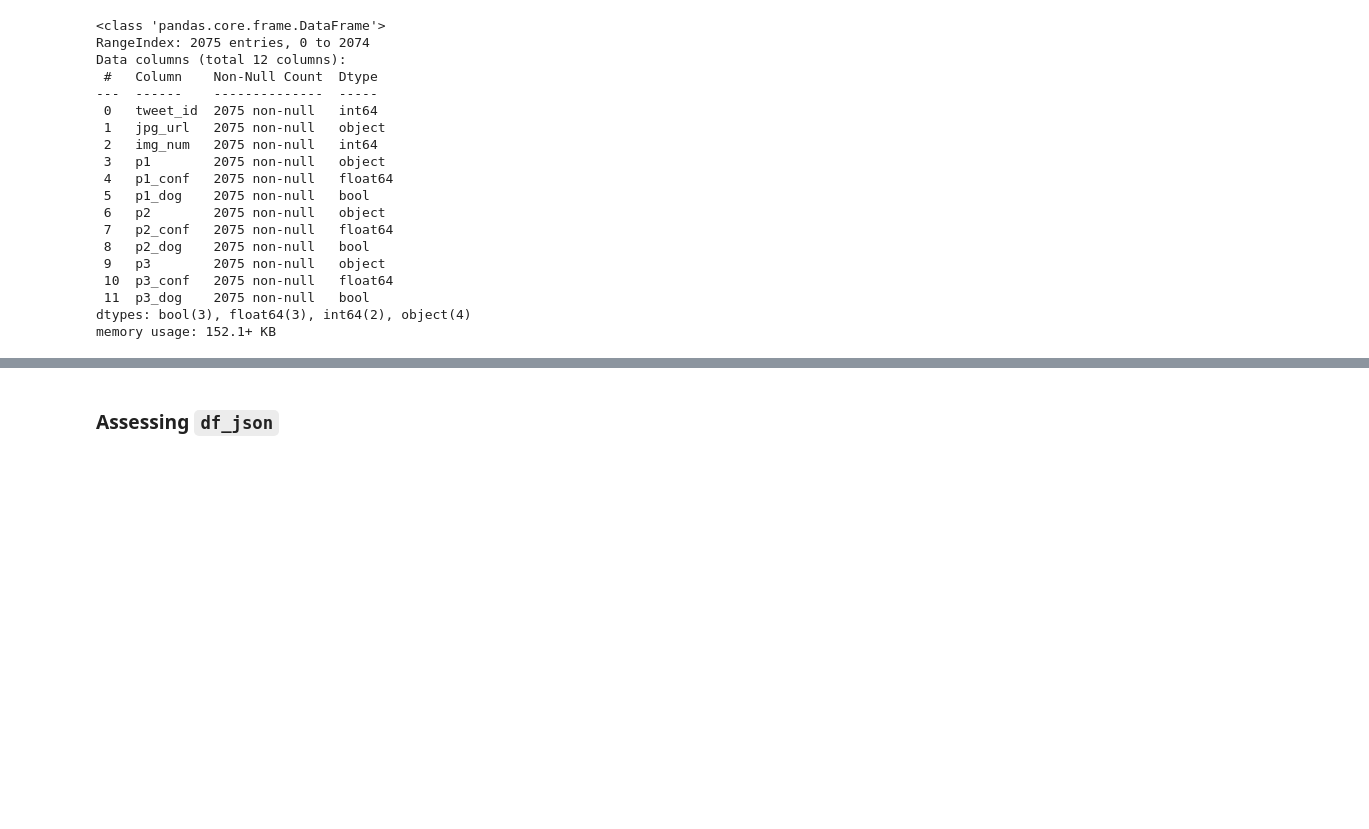
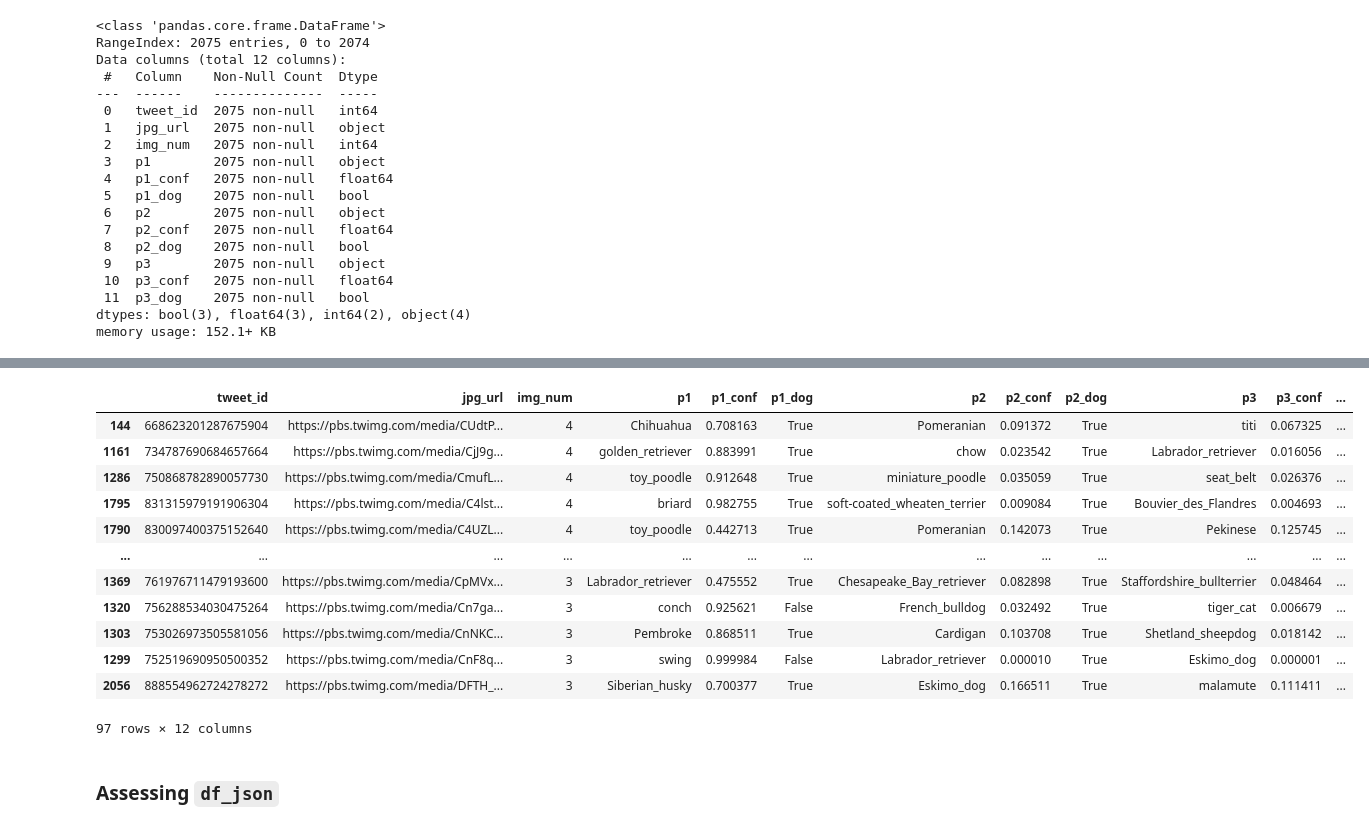
Before and after one commit to davidblackwelder/weratedogs-data-wrangling, a Jupyter notebook: wrangle_act.ipynb, the cells around one changed output, grey strips where cells are left out. Cells and saved outputs as stored; diff of their text form; code cells hidden in the pictures; blank space fills up the shorter version.

```diff
--- a/wrangle_act.ipynb
+++ b/wrangle_act.ipynb
@@ -282,3 +546,19 @@ memory usage: 152.1+ KB
+# %%
+df_predictions.query('img_num > 2').sort_values('img_num', ascending=False)
+# %% [output]
+|  | tweet_id | jpg_url | img_num | p1 | p1_conf | p1_dog | p2 | p2_conf | p2_dog | p3 | p3_conf | ... |
+| 144 | 668623201287675904 | https://pbs.twimg.com/media/CUdtP... | 4 | Chihuahua | 0.708163 | True | Pomeranian | 0.091372 | True | titi | 0.067325 | ... |
+| 1161 | 734787690684657664 | https://pbs.twimg.com/media/CjJ9g... | 4 | golden_retriever | 0.883991 | True | chow | 0.023542 | True | Labrador_retriever | 0.016056 | ... |
+| 1286 | 750868782890057730 | https://pbs.twimg.com/media/CmufL... | 4 | toy_poodle | 0.912648 | True | miniature_poodle | 0.035059 | True | seat_belt | 0.026376 | ... |
+| 1795 | 831315979191906304 | https://pbs.twimg.com/media/C4lst... | 4 | briard | 0.982755 | True | soft-coated_wheaten_terrier | 0.009084 | True | Bouvier_des_Flandres | 0.004693 | ... |
+| 1790 | 830097400375152640 | https://pbs.twimg.com/media/C4UZL... | 4 | toy_poodle | 0.442713 | True | Pomeranian | 0.142073 | True | Pekinese | 0.125745 | ... |
+| ... | ... | ... | ... | ... | ... | ... | ... | ... | ... | ... | ... | ... |
+| 1369 | 761976711479193600 | https://pbs.twimg.com/media/CpMVx... | 3 | Labrador_retriever | 0.475552 | True | Chesapeake_Bay_retriever | 0.082898 | True | Staffordshire_bullterrier | 0.048464 | ... |
+| 1320 | 756288534030475264 | https://pbs.twimg.com/media/Cn7ga... | 3 | conch | 0.925621 | False | French_bulldog | 0.032492 | True | tiger_cat | 0.006679 | ... |
+| 1303 | 753026973505581056 | https://pbs.twimg.com/media/CnNKC... | 3 | Pembroke | 0.868511 | True | Cardigan | 0.103708 | True | Shetland_sheepdog | 0.018142 | ... |
+| 1299 | 752519690950500352 | https://pbs.twimg.com/media/CnF8q... | 3 | swing | 0.999984 | False | Labrador_retriever | 0.000010 | True | Eskimo_dog | 0.000001 | ... |
+| 2056 | 888554962724278272 | https://pbs.twimg.com/media/DFTH_... | 3 | Siberian_husky | 0.700377 | True | Eskimo_dog | 0.166511 | True | malamute | 0.111411 | ... |
+97 rows × 12 columns
 # %% [markdown]
 ### Assessing `df_json`
 # %% [markdown]
```
Also changed, not shown: parts of 32 cells of this notebook.
